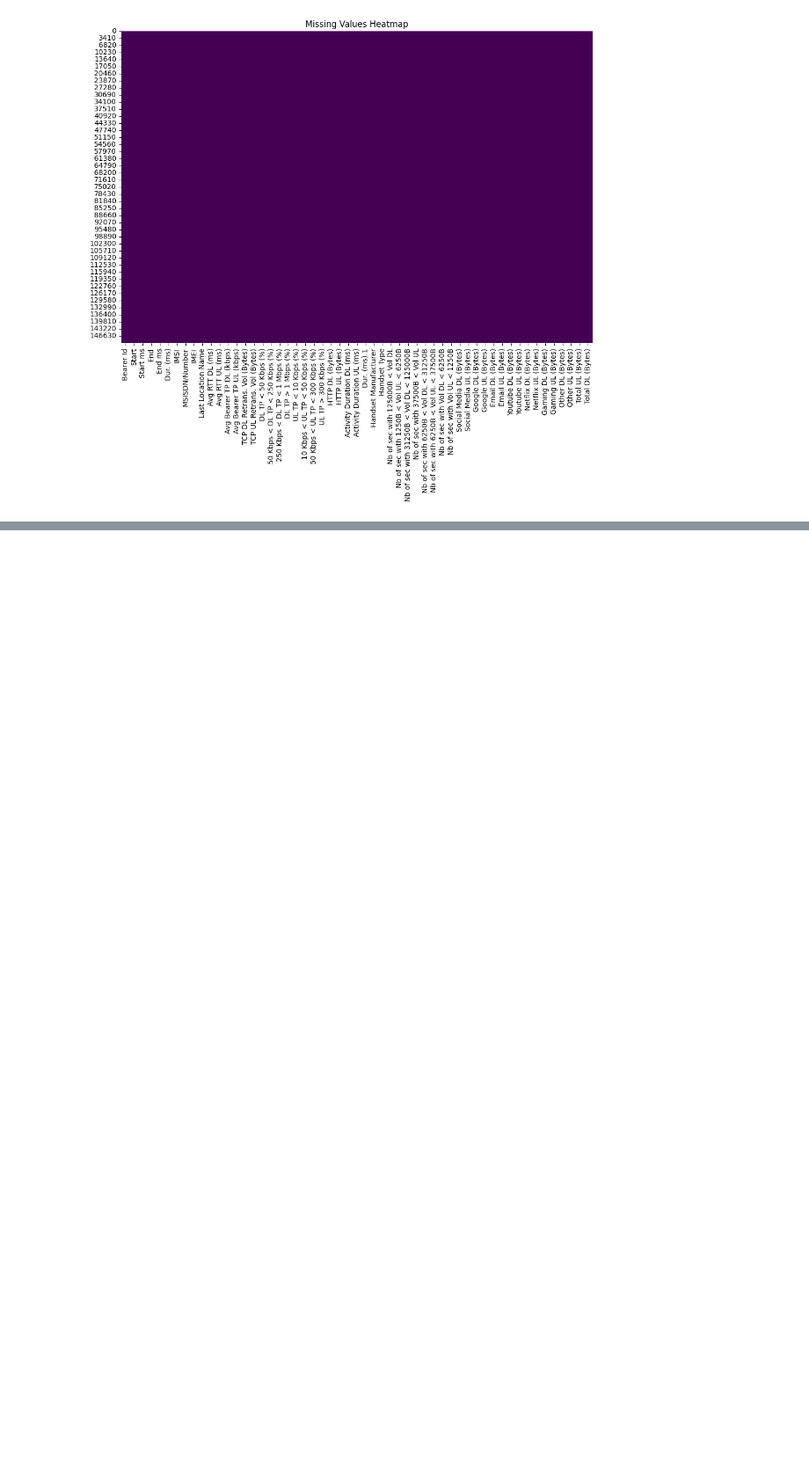
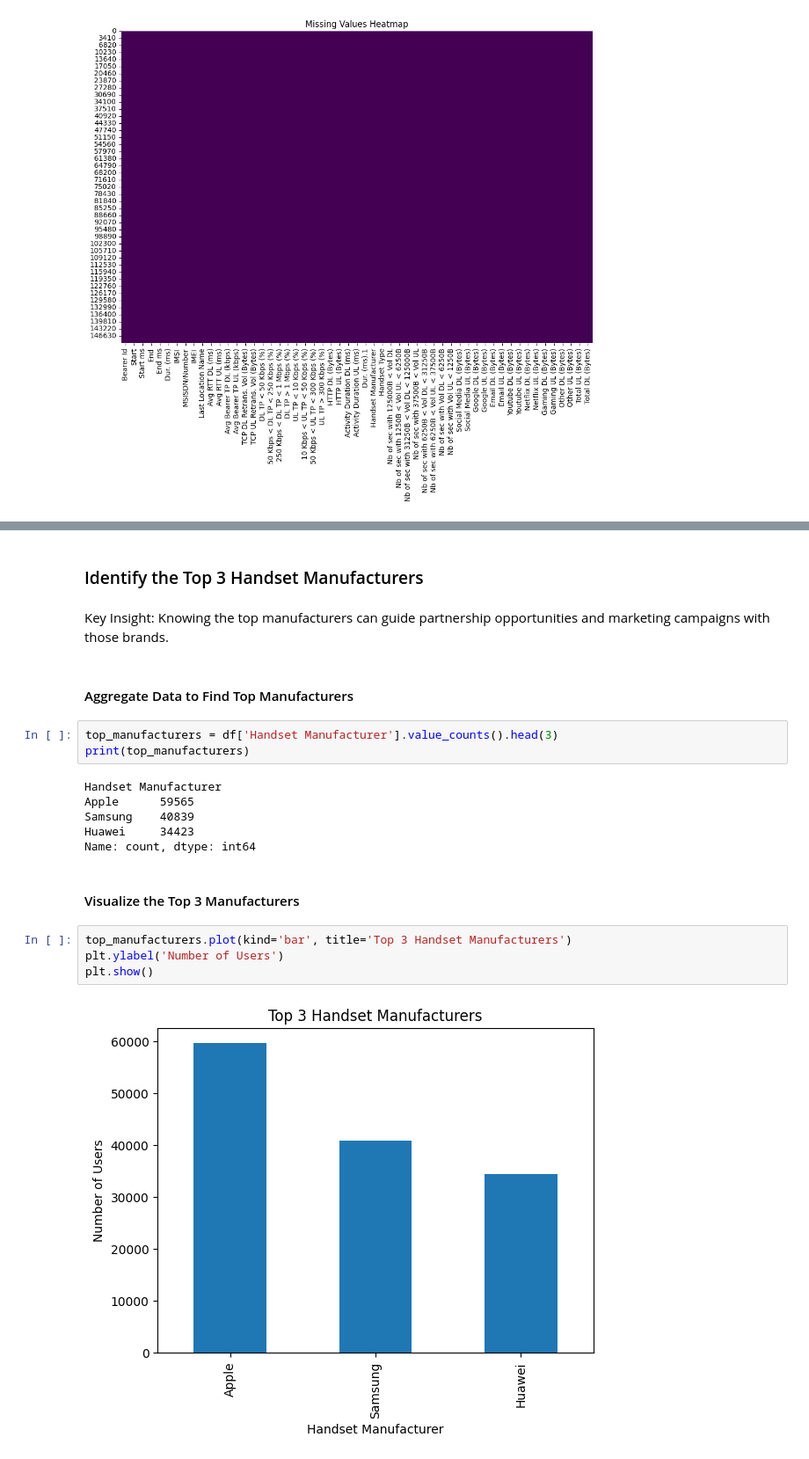
Before and after one commit to zol23-g/TellCo-Financial-Analysis, a Jupyter notebook: notebooks/financial_analysis.ipynb, the cells around one changed output, grey strips where cells are left out. Shown at 88% size. Saved outputs shown, nothing was run; the diff lists cells and outputs as text; blank space fills up the shorter version.

```diff
--- a/notebooks/financial_analysis.ipynb
+++ b/notebooks/financial_analysis.ipynb
@@ -156,0 +350,23 @@ plt.show()
+# %% [markdown]
+### Identify the Top 3 Handset Manufacturers
+# %% [markdown]
+Key Insight: Knowing the top manufacturers can guide partnership opportunities and marketing campaigns with those brands.
+# %% [markdown]
+#### Aggregate Data to Find Top Manufacturers
+# %%
+top_manufacturers = df['Handset Manufacturer'].value_counts().head(3)
+print(top_manufacturers)
+# %% [output]
+Handset Manufacturer
+Apple      59565
+Samsung    40839
+Huawei     34423
+Name: count, dtype: int64
+# %% [markdown]
+#### Visualize the Top 3 Manufacturers
+# %%
+top_manufacturers.plot(kind='bar', title='Top 3 Handset Manufacturers')
+plt.ylabel('Number of Users')
+plt.show()
+# %% [output]
+[figure, added]
```
Also changed, not shown: parts of 64 cells of this notebook, 2 other files.
